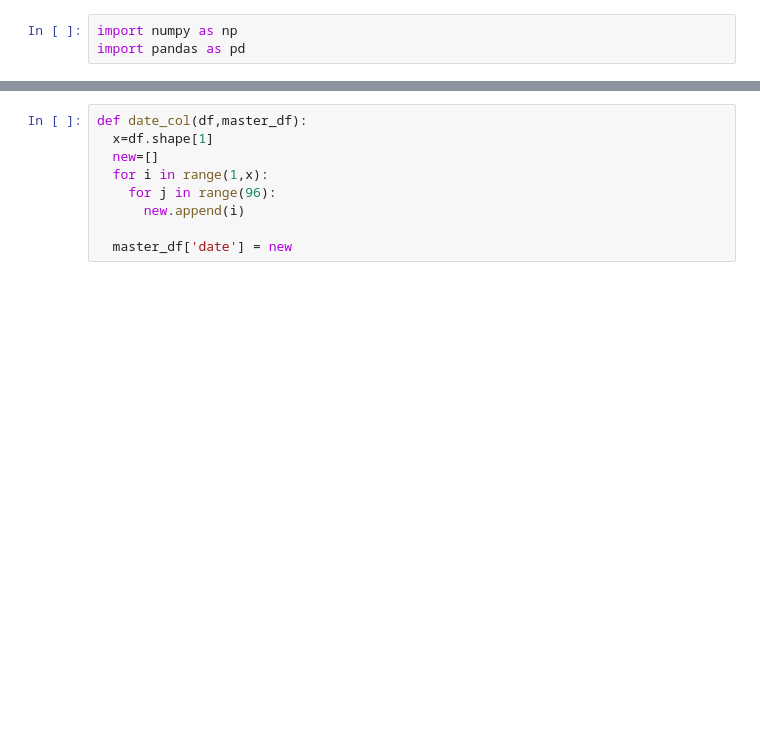
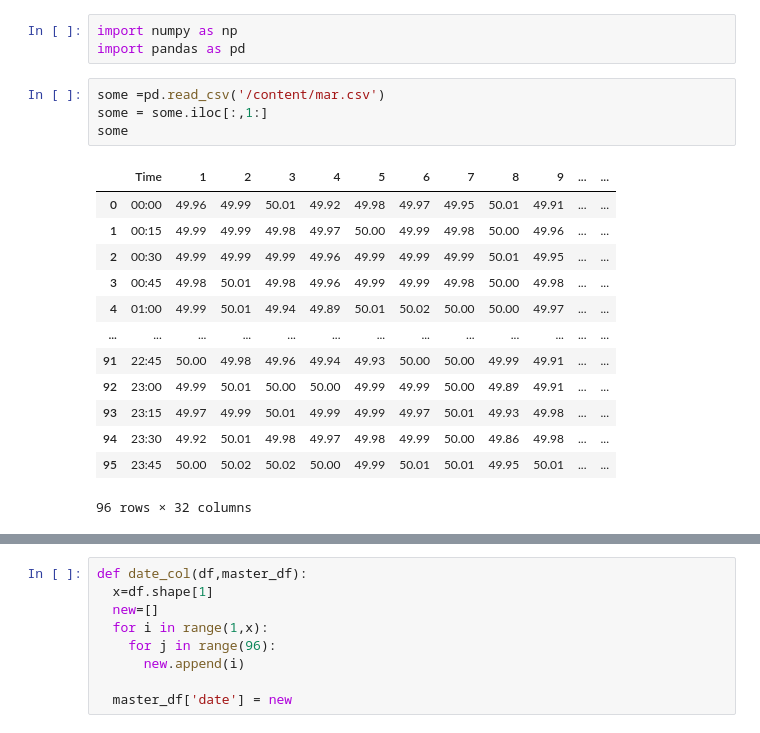
Before and after one commit to SamarthMotka/Programming_Lab_P1, a Jupyter notebook: 202311023_Prog_lab_P_1.ipynb, the cells around one changed output, grey strips where cells are left out. Cells and saved outputs as stored; diff of their text form; blank space fills up the shorter version.

```diff
--- a/202311023_Prog_lab_P_1.ipynb
+++ b/202311023_Prog_lab_P_1.ipynb
@@ -1,4 +1,22 @@
 # %%
 import numpy as np
 import pandas as pd
+# %%
+some =pd.read_csv('/content/mar.csv')
+some = some.iloc[:,1:]
+some
+# %% [output]
+|  | Time | 1 | 2 | 3 | 4 | 5 | 6 | 7 | 8 | 9 | ... | ... |
+| 0 | 00:00 | 49.96 | 49.99 | 50.01 | 49.92 | 49.98 | 49.97 | 49.95 | 50.01 | 49.91 | ... | ... |
+| 1 | 00:15 | 49.99 | 49.99 | 49.98 | 49.97 | 50.00 | 49.99 | 49.98 | 50.00 | 49.96 | ... | ... |
+| 2 | 00:30 | 49.99 | 49.99 | 49.99 | 49.96 | 49.99 | 49.99 | 49.99 | 50.01 | 49.95 | ... | ... |
+| 3 | 00:45 | 49.98 | 50.01 | 49.98 | 49.96 | 49.99 | 49.99 | 49.98 | 50.00 | 49.98 | ... | ... |
+| 4 | 01:00 | 49.99 | 50.01 | 49.94 | 49.89 | 50.01 | 50.02 | 50.00 | 50.00 | 49.97 | ... | ... |
+| ... | ... | ... | ... | ... | ... | ... | ... | ... | ... | ... | ... | ... |
+| 91 | 22:45 | 50.00 | 49.98 | 49.96 | 49.94 | 49.93 | 50.00 | 50.00 | 49.99 | 49.91 | ... | ... |
+| 92 | 23:00 | 49.99 | 50.01 | 50.00 | 50.00 | 49.99 | 49.99 | 50.00 | 49.89 | 49.91 | ... | ... |
+| 93 | 23:15 | 49.97 | 49.99 | 50.01 | 49.99 | 49.99 | 49.97 | 50.01 | 49.93 | 49.98 | ... | ... |
+| 94 | 23:30 | 49.92 | 50.01 | 49.98 | 49.97 | 49.98 | 49.99 | 50.00 | 49.86 | 49.98 | ... | ... |
+| 95 | 23:45 | 50.00 | 50.02 | 50.02 | 50.00 | 49.99 | 50.01 | 50.01 | 49.95 | 50.01 | ... | ... |
+96 rows × 32 columns
 # %%
```
Also changed, not shown: parts of 10 cells of this notebook, 12 other files.
